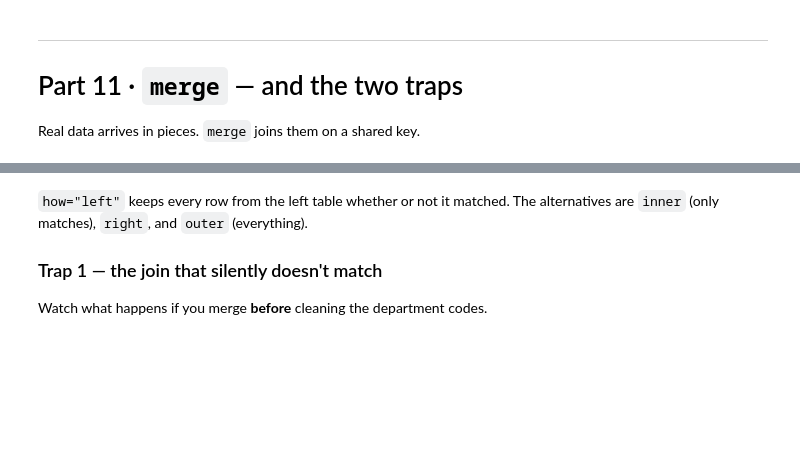
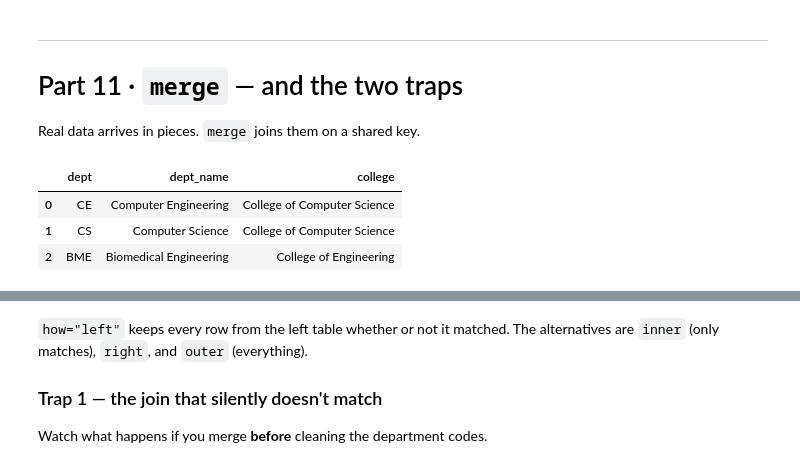
Before and after one commit to hebaak19/arti303-2259177-alkatheri, a Jupyter notebook: notebooks/lab05.ipynb, the cells around one changed output, grey strips where cells are left out. Saved outputs shown, nothing was run; the diff lists cells and outputs as text; code cells hidden in the pictures; blank space fills up the shorter version.

```diff
--- a/notebooks/lab05.ipynb
+++ b/notebooks/lab05.ipynb
@@ -951,6 +1165,11 @@ print("Exercise 10.1 correct.")
 
 Real data arrives in pieces. `merge` joins them on a shared key.
 # %%
-dept_info = pd.read_csv("data/departments.csv")
+dept_info = pd.read_csv("../data/departments.csv")
 dept_info
+# %% [output]
+|  | dept | dept_name | college |
+| 0 | CE | Computer Engineering | College of Computer Science |
+| 1 | CS | Computer Science | College of Computer Science |
+| 2 | BME | Biomedical Engineering | College of Engineering |
 # %%
```
Also changed, not shown: parts of 48 cells of this notebook, 3 other files.
